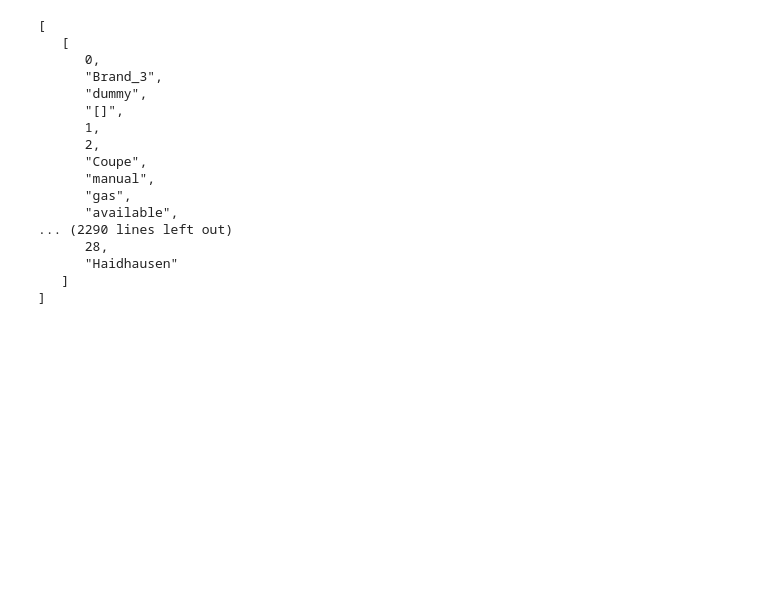
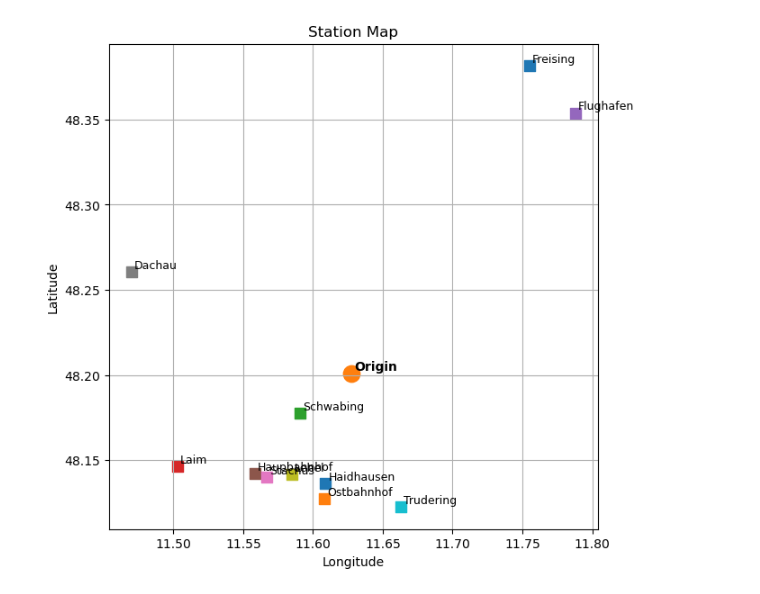
Before and after one commit to reysaputra16/hackatum-2025-sixt-project, a Jupyter notebook: backend/playbook.ipynb, the cells around one changed output. Drawn from its saved outputs; the diff is of its cells as text; code cells hidden in the pictures; blank space fills up the shorter version.

```diff
--- a/backend/playbook.ipynb
+++ b/backend/playbook.ipynb
@@ -5,24 +0,0 @@ import json
-# %%
-connection = sqlite3.connect("sixt.db", check_same_thread=False)
-cursor = connection.cursor()
-cursor.execute('SELECT * FROM vehicles')
-
-print(json.dumps(cursor.fetchall(), indent=3))
-# %% [output]
-[
-   [
-      0,
-      "Brand_3",
-      "dummy",
-      "[]",
-      1,
-      2,
-      "Coupe",
-      "manual",
-      "gas",
-      "available",
-... (2290 lines left out)
-      28,
-      "Haidhausen"
-   ]
-]
@@ -31,0 +4,37 @@ print(json.dumps(cursor.fetchall(), indent=3))
+# %%
+locations = {
+    'Haidhausen': (48.136096, 11.608942),
+    'Ostbahnhof': (48.127208, 11.607957),
+    'Schwabing': (48.177723, 11.591010),
+    'Laim': (48.146124, 11.502870),
+    'Flughafen': (48.3538857382193, 11.788059296296359),
+    'Haupbahnhof': (48.14203459014511, 11.558140657633798),
+    'Stachus': (48.14011918838394, 11.566868086469782),
+    'Dachau': (48.26061816855299, 11.469966571125877),
+    'Lehel': (48.141499264319066, 11.584606215191291),
+    'Trudering': (48.12245453794639, 11.662685591910769),
+    'Freising': (48.38157801033135, 11.755000315191301)
+}
+# %%
+origin = (48.20086835400505, 11.627775696209682)
+origin_lat, origin_lon = origin
+
+plt.figure(figsize=(7,7))
+
+# Plot stations
+for name, (lat, lon) in locations.items():
+    plt.scatter(lon, lat, marker = 's', s=80)
+    # Add label slightly offset so it doesn't overlap the point
+    plt.text(lon + 0.002, lat + 0.002, name, fontsize=9)
+
+# Plot origin
+plt.scatter(origin_lon, origin_lat, s=150, linewidth=2)
+plt.text(origin_lon + 0.002, origin_lat + 0.002, "Origin", fontsize=10, fontweight="bold")
+
+plt.xlabel("Longitude")
+plt.ylabel("Latitude")
+plt.title("Station Map")
+plt.grid(True)
+plt.show()
+# %% [output]
+[figure, added]
```
Also changed, not shown: parts of 4 cells of this notebook, 1 other file.
